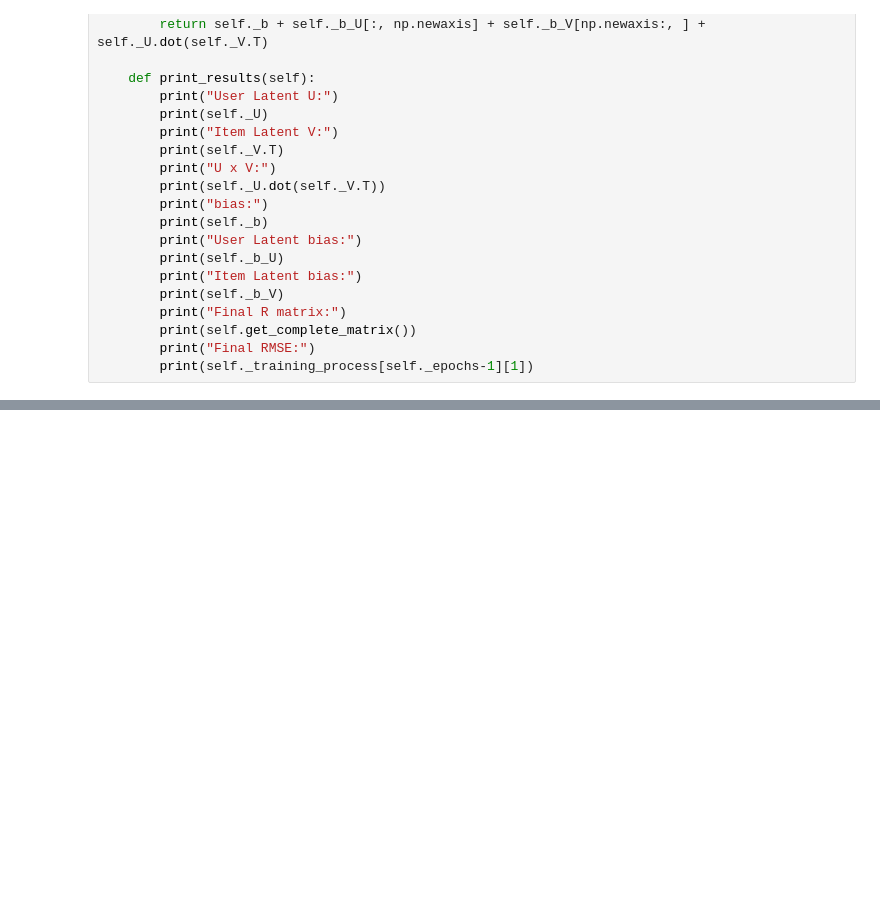
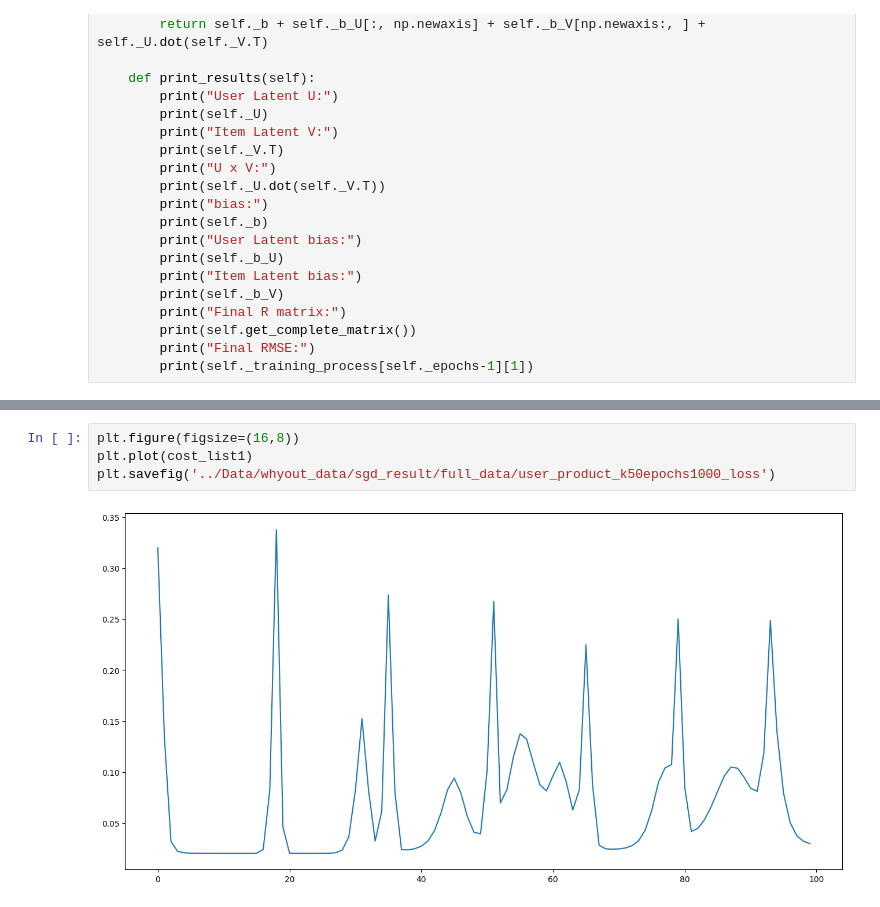
Before and after one commit to pjh09050/Whyout, a Jupyter notebook: SGD.ipynb, the cells around one changed output, grey strips where cells are left out. Saved outputs shown, nothing was run; the diff lists cells and outputs as text; blank space fills up the shorter version.

```diff
--- a/SGD.ipynb
+++ b/SGD.ipynb
@@ -244,0 +225,6 @@ df2.to_csv('user_video_k50epochs1000.csv', index=False)
+# %%
+plt.figure(figsize=(16,8))
+plt.plot(cost_list1)
+plt.savefig('../Data/whyout_data/sgd_result/full_data/user_product_k50epochs1000_loss')
+# %% [output]
+[figure, added]
```
Also changed, not shown: parts of 24 cells of this notebook, 1 other file.
